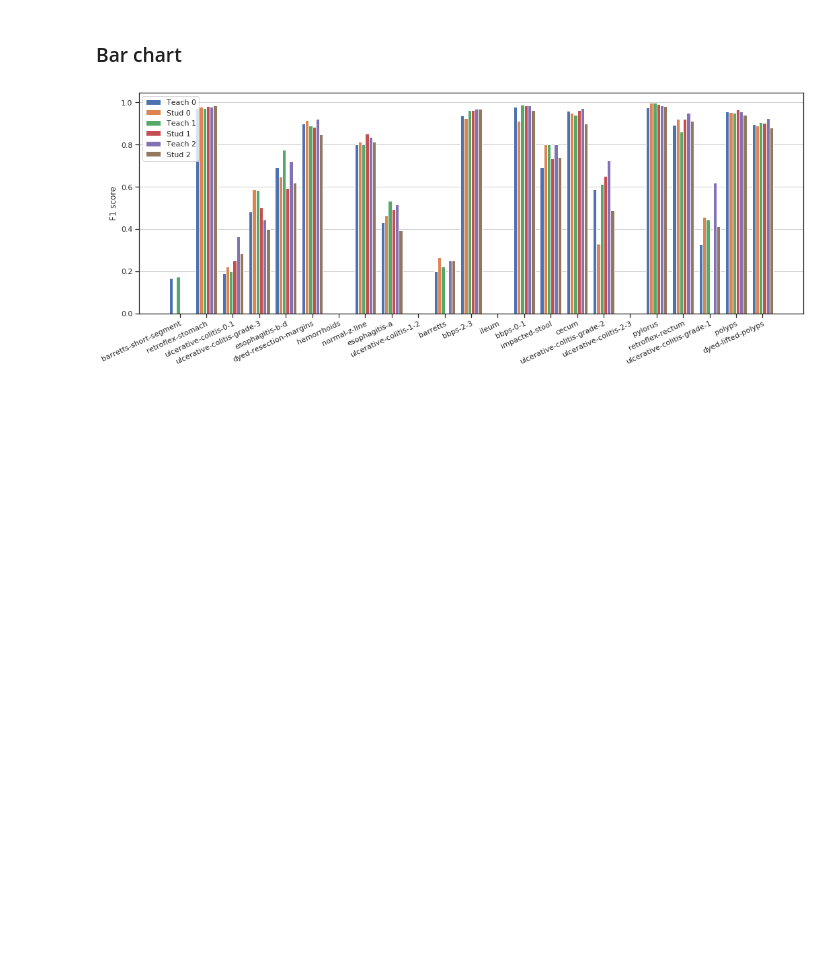
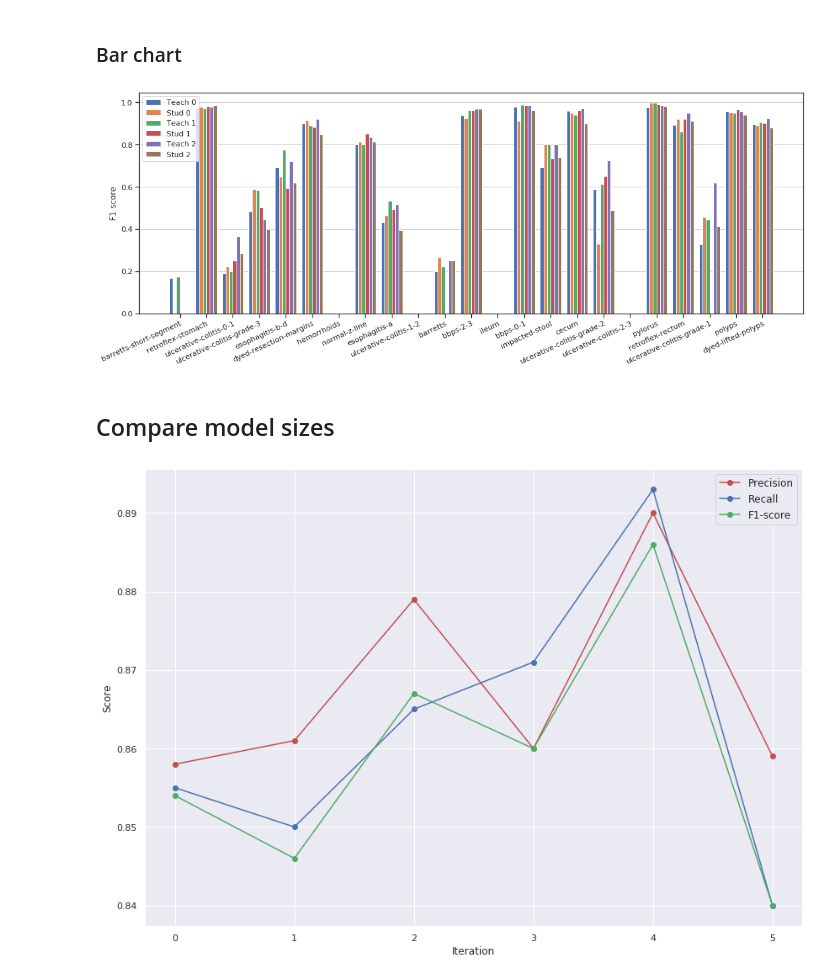
Before and after one commit to henriklg/teacher-student-framework, a Jupyter notebook: code/generate_figures/plot_classification_report.ipynb, the cells around one changed output. Saved outputs shown, nothing was run; the diff lists cells and outputs as text; code cells hidden in the pictures; blank space fills up the shorter version.

```diff
--- a/code/generate_figures/plot_classification_report.ipynb
+++ b/code/generate_figures/plot_classification_report.ipynb
@@ -244,10 +233,11 @@ folders = ["0_teacher", "0_student", "1_teacher", "1_student", "2_teacher", "2_s
 contents = []
 
 for f in folders:
-    log_dir = "/home/henriklg/master-thesis/code/hyper-kvasir/logs/experiments/model-size/teachb0-studb6/{}/".format(f)
+    log_dir = "/home/henriklg/master-thesis/code/hyper-kvasir/experiments/model-size/teachb0-studb6/{}/".format(f)
     report_file = log_dir+"classification_report.txt"
 
-    contents.append(parse_file(report_file))
+    class_m, _ = parse_classification_report(report_file)
+    contents.append(class_m)
 
 
 f1 = []
@@ -261,3 +251,46 @@ conf = {"num_classes": 23,
 print_bar_chart(f1, conf, fname="f1-scores")
 # %% [output]
 [figure]
+# %% [markdown]
+## Compare model sizes
+# %%
+folders = ["0_teacher", "0_student", "1_teacher", "1_student", "2_teacher", "2_student"]
+experiment = "all-b0"
+# iters = ["Teach 0", "Stud 0", "Teach 1", "Stud 1", "Teach 2", "Stud 2"]
+
+num_classes = 23
+contents = []
+
+for f in folders:
+    log_dir = "/home/henriklg/master-thesis/code/hyper-kvasir/experiments/model-size/{}/{}/".format(experiment, f)
+    report_file = log_dir+"classification_report.txt"
+    content = get_metrics(report_file, num_classes)
+
+    _, tot_m = parse_classification_report(report_file)
+    contents.append(tot_m)
+# %%
+# Compare weighted and macro precision, recall and f1-score
+prec = []
+rec = []
+f1 = []
+acc = []
+
+metric = "weighted"
+
+for idx, i in enumerate(iters):
+    content = contents[idx]
+
+    acc.append(float(content["acc"]))
+    prec.append(float(content[metric][0]))
+    rec.append(float(content[metric][1]))
+    f1.append(float(content[metric][2]))
+# %%
+x = list(range(len(folders)))
+
+fig, ax = plt.subplots(figsize=(14,10))
+fig = plt.plot(x,prec,'r', x,rec,'b', x,f1,'g', marker='o');
+fig = plt.legend(["Precision","Recall","F1-score"], fontsize=12)
+fig = plt.xlabel("Iteration")
+fig = plt.ylabel("Score")
+# %% [output]
+[figure, added]
```
Also changed, not shown: parts of 19 cells of this notebook.
